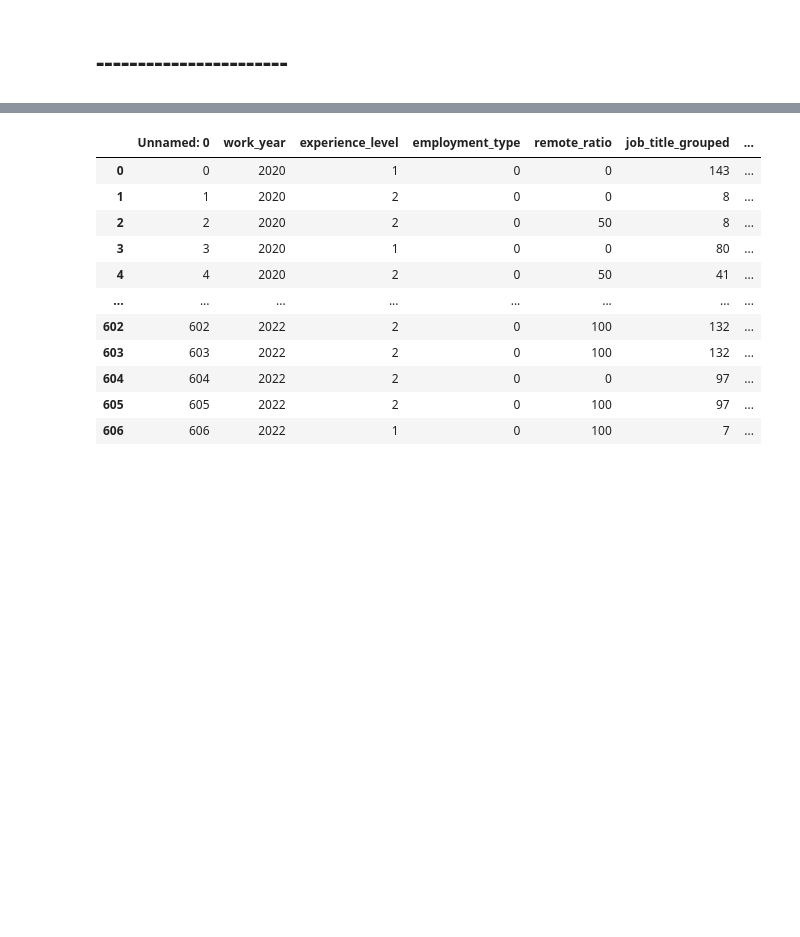
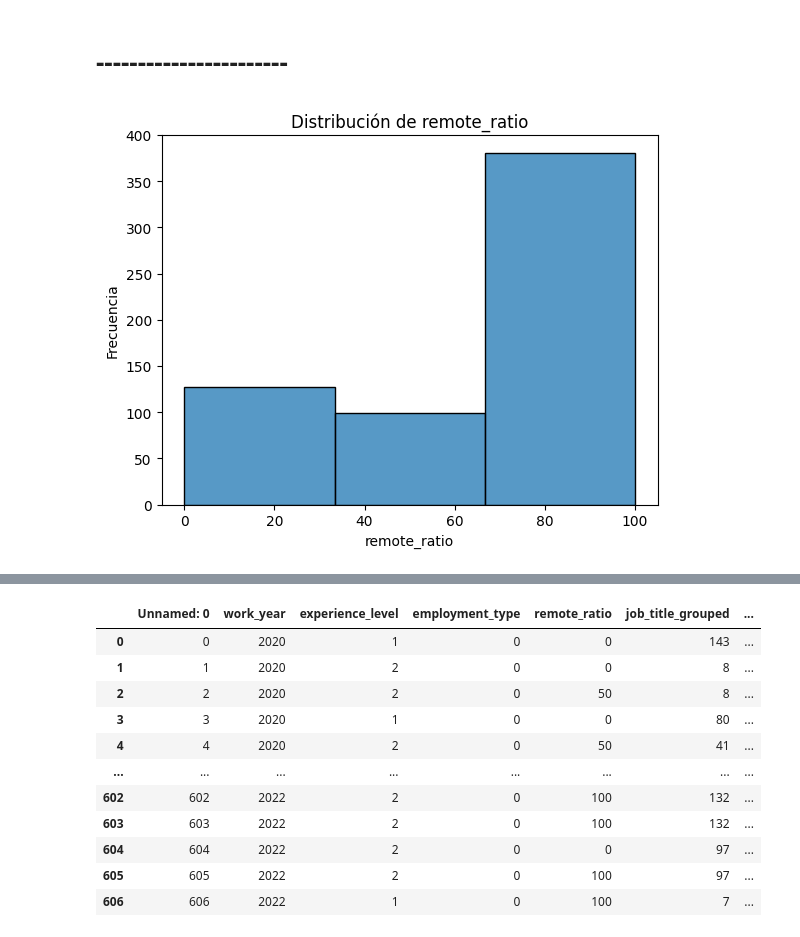
Before and after one commit to Scontrerasg7/taller2-ML-eafit, a Jupyter notebook: taller2.ipynb, the cells around one changed output, grey strips where cells are left out. Saved outputs shown, nothing was run; the diff lists cells and outputs as text; code cells hidden in the pictures; blank space fills up the shorter version.

Commit message:
Plots

```diff
--- a/taller2.ipynb
+++ b/taller2.ipynb
@@ -287,3 +287,12 @@ Name: count, dtype: int64
 df["company_location_grouped"] = df["company_location_grouped"].map(df["company_location_grouped"].value_counts())
 # %% [markdown]
 # -----------------------
+# %%
+# Conteo de frecuencias de remote_ratio
+sns.histplot(df["remote_ratio"], bins=3)
+plt.xlabel("remote_ratio")
+plt.ylabel("Frecuencia")
+plt.title("Distribución de remote_ratio")
+plt.show()
+# %% [output]
+[figure, added]
```
Also changed, not shown: parts of 18 cells of this notebook.
